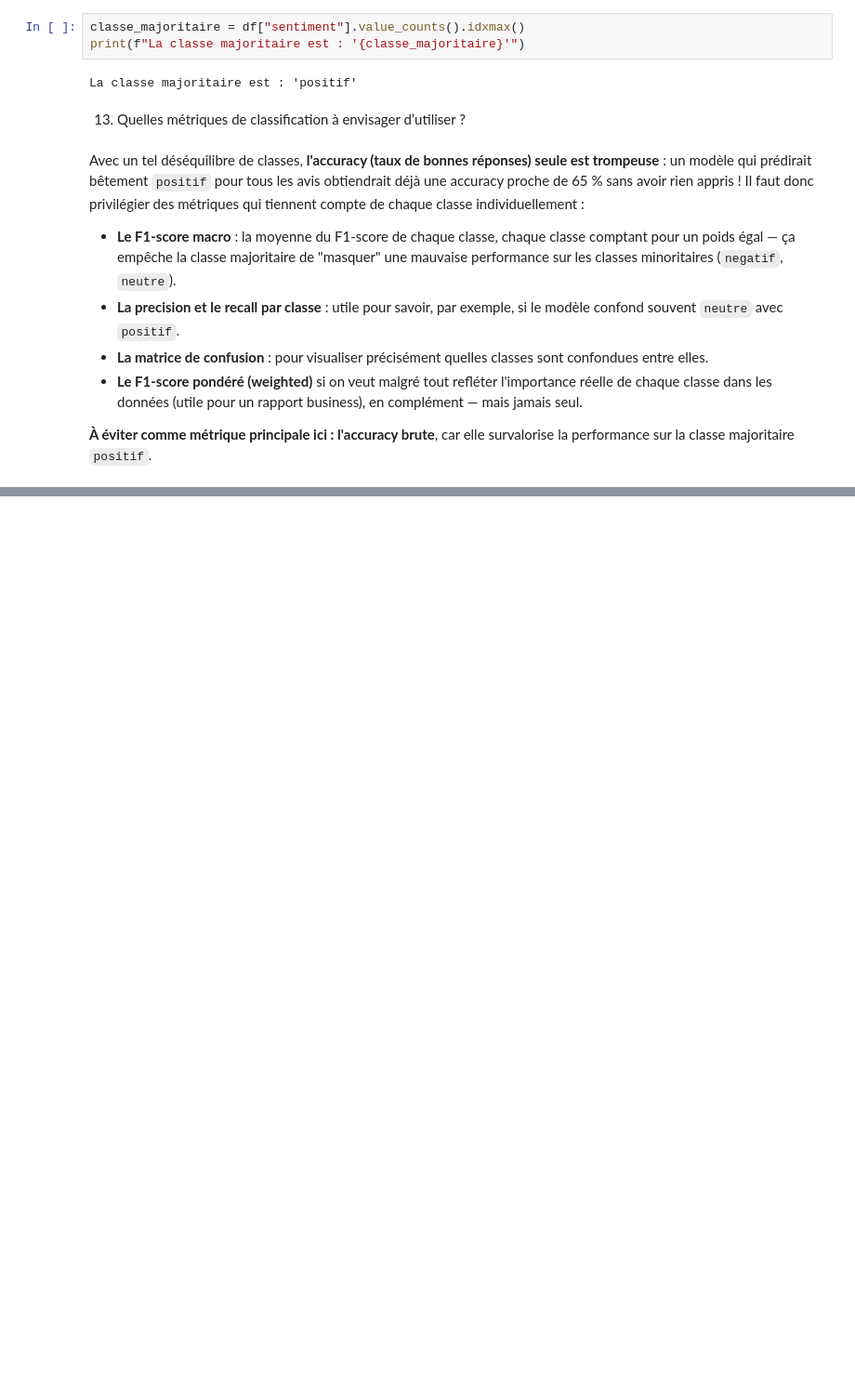
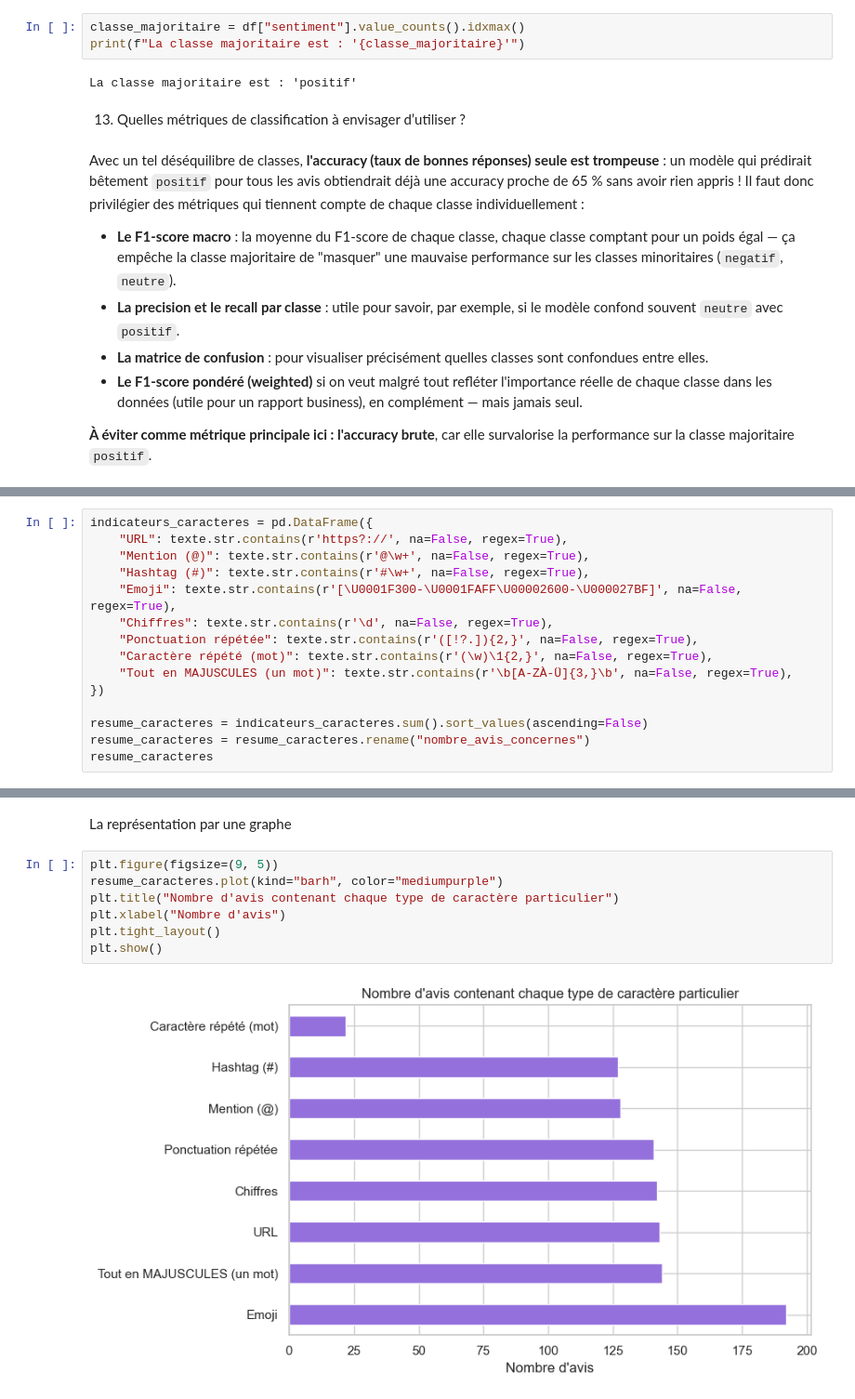
Before and after one commit to Youssoupha-ndiaye/atelier_preparations_donnees_textuelles_ODC_IA, a Jupyter notebook: atelier_prepa_donnees_textuelles/notebooks/atelier_prepa_donnees_textuelles.ipynb, the cells around one changed output, grey strips where cells are left out. Shown at 93% size. Saved outputs shown, nothing was run; the diff lists cells and outputs as text; blank space fills up the shorter version.

Commit message:
Partie 1-14) Détection des caractères particuliers : emojis ; URLs ; hashtags ; mentions ; chiffres ; caractères spéciaux ; ponctuation répétée ; … et représentaion graphique

```diff
--- a/atelier_prepa_donnees_textuelles/notebooks/atelier_prepa_donnees_textuelles.ipynb
+++ b/atelier_prepa_donnees_textuelles/notebooks/atelier_prepa_donnees_textuelles.ipynb
@@ -435,0 +442,15 @@ sur la classe majoritaire `positif`.
+# %%
+indicateurs_caracteres = pd.DataFrame({
+    "URL": texte.str.contains(r'https?://', na=False, regex=True),
+    "Mention (@)": texte.str.contains(r'@\w+', na=False, regex=True),
+    "Hashtag (#)": texte.str.contains(r'#\w+', na=False, regex=True),
+    "Emoji": texte.str.contains(r'[\U0001F300-\U0001FAFF\U00002600-\U000027BF]', na=False, regex=True),
+    "Chiffres": texte.str.contains(r'\d', na=False, regex=True),
+    "Ponctuation répétée": texte.str.contains(r'([!?.]){2,}', na=False, regex=True),
+    "Caractère répété (mot)": texte.str.contains(r'(\w)\1{2,}', na=False, regex=True),
+    "Tout en MAJUSCULES (un mot)": texte.str.contains(r'\b[A-ZÀ-Ü]{3,}\b', na=False, regex=True),
+})
+
+resume_caracteres = indicateurs_caracteres.sum().sort_values(ascending=False)
+resume_caracteres = resume_caracteres.rename("nombre_avis_concernes")
+resume_caracteres
@@ -435,0 +467,11 @@ sur la classe majoritaire `positif`.
+# %% [markdown]
+La représentation par une graphe
+# %%
+plt.figure(figsize=(9, 5))
+resume_caracteres.plot(kind="barh", color="mediumpurple")
+plt.title("Nombre d'avis contenant chaque type de caractère particulier")
+plt.xlabel("Nombre d'avis")
+plt.tight_layout()
+plt.show()
+# %% [output]
+[figure, added]
```
Also changed, not shown: parts of 3 cells of this notebook.
